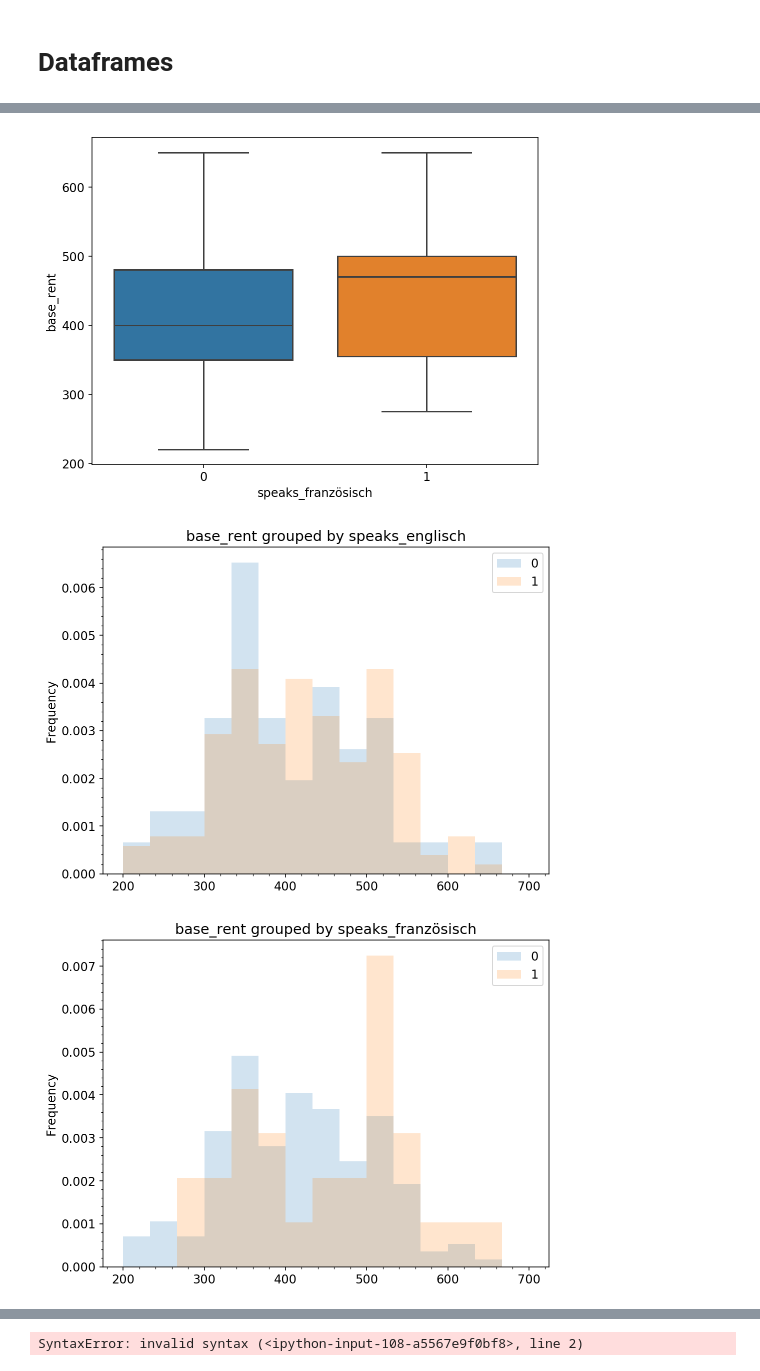
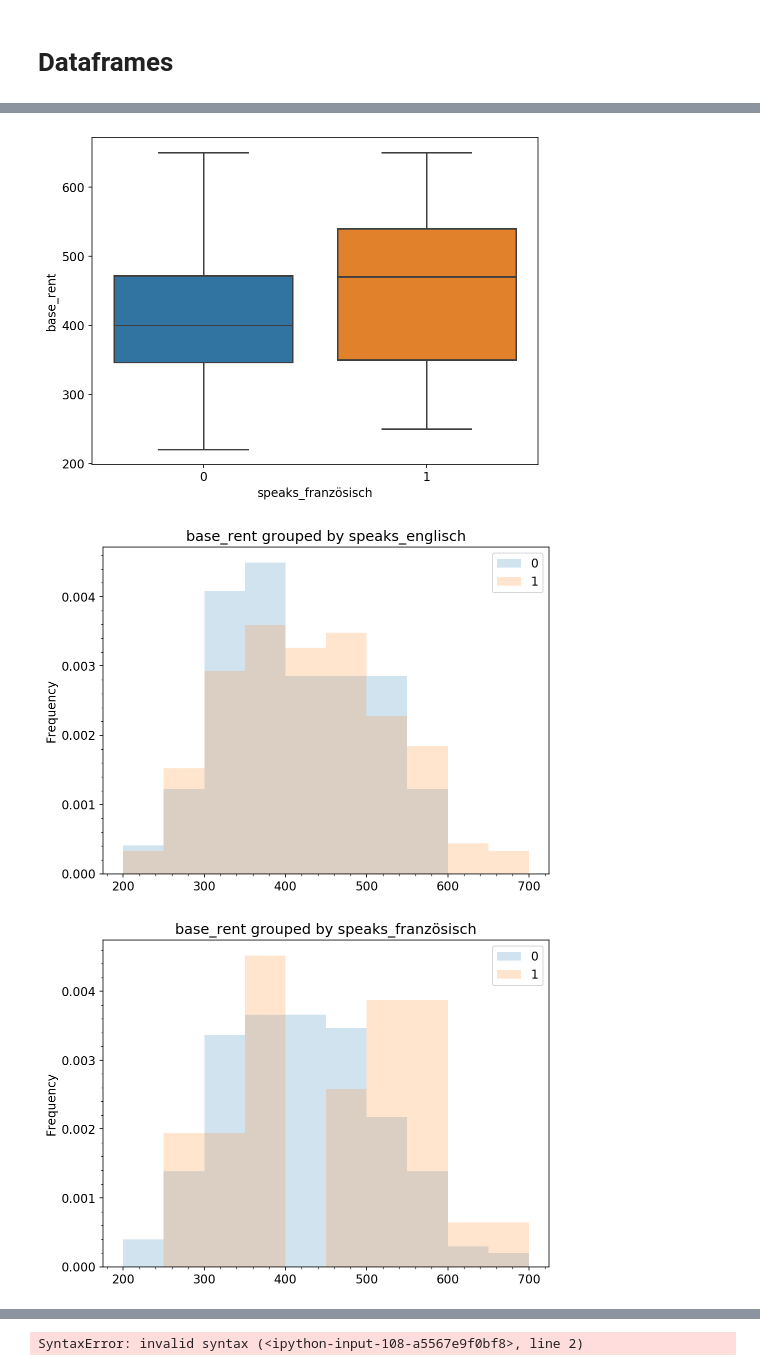
Before and after one commit to raggleton/Hamburg_house_prices, a Jupyter notebook: Hamburg flat scraping.ipynb, the cells around one changed output, grey strips where cells are left out. Cells and saved outputs as stored; diff of their text form; code cells hidden in the pictures.

```diff
--- a/Hamburg flat scraping.ipynb
+++ b/Hamburg flat scraping.ipynb
@@ -594,6 +619,8 @@ df.drop(df.query('base_rent == 0').index, inplace=True)
 # Convert date strings to proper dtype
 for col in ['date_advertised', 'start_date']:
     df[col] = pd.to_datetime(df[col], dayfirst=True)
+# %%
+df = df[df.date_advertised > '2017-01-01']
 # %%
 # turn language list into dummy variables
 s = df['languages']
@@ -924,13 +956,13 @@ sns.boxplot(y='base_rent', x='speaks_englisch', data=df);
 # %%
 sns.boxplot(y='base_rent', x='speaks_französisch', data=df);
 # %% [output]
-[figure, old version]
+[figure, new version]
 # %%
-compare_distributions('speaks_englisch', 'base_rent', normed=True, bins=15, range=[200, 700])
+compare_distributions('speaks_englisch', 'base_rent', normed=True, bins=10, range=[200, 700])
 # %% [output]
-[figure, old version]
+[figure, new version]
 # %%
-compare_distributions('speaks_französisch', 'base_rent', normed=True, bins=15, range=[200, 700])
+compare_distributions('speaks_französisch', 'base_rent', normed=True, bins=10, range=[200, 700])
 # %% [output]
-[figure, old version]
+[figure, new version]
 # %%
```
Also changed, not shown: parts of 69 cells of this notebook.
